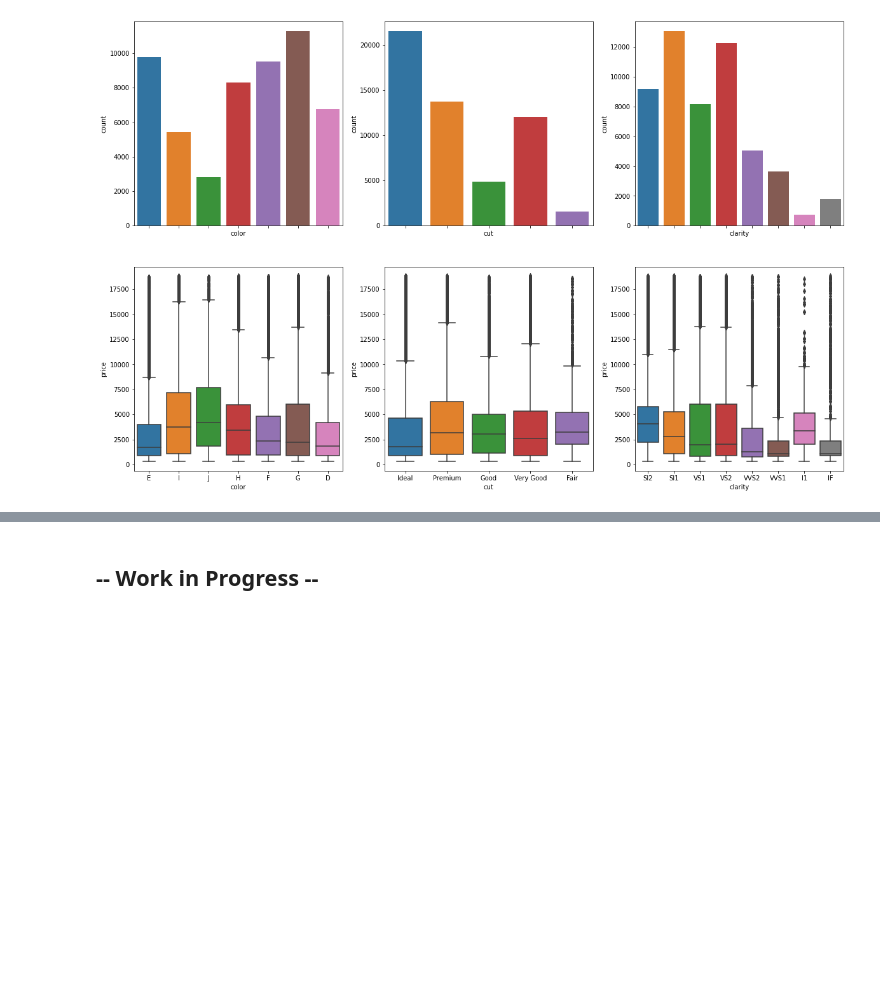
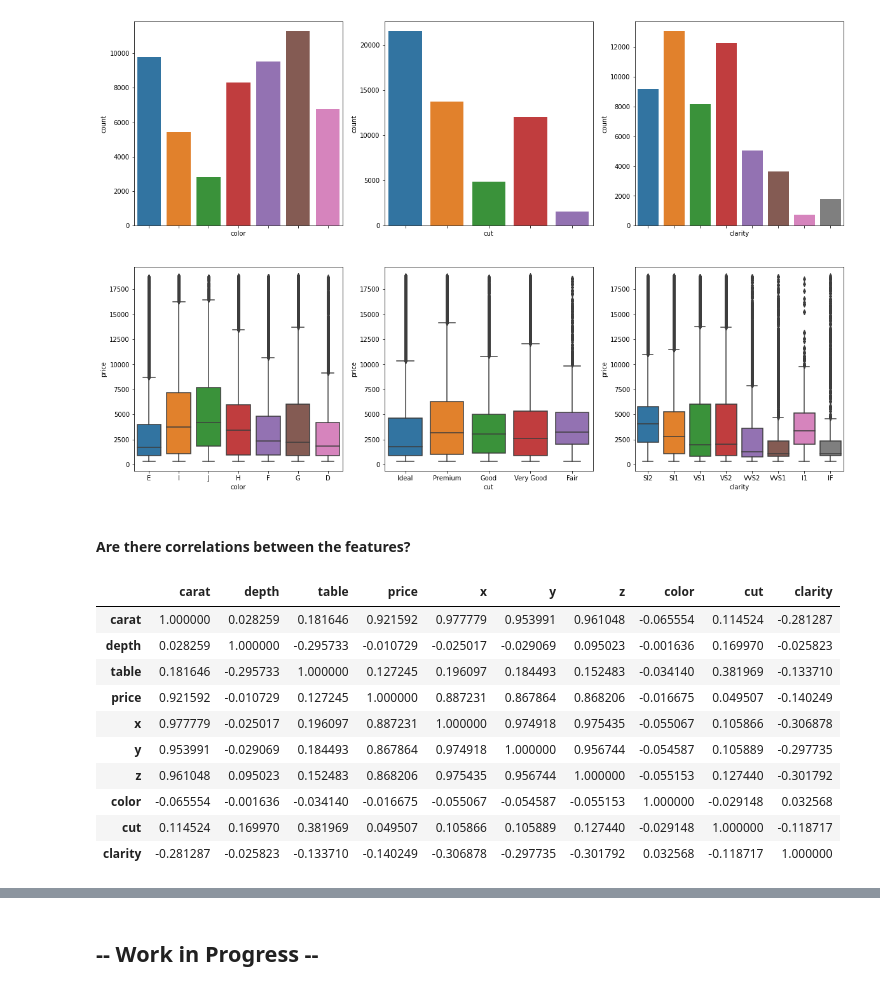
Before and after one commit to danielsaiger1/Data_Analytics, a Jupyter notebook: diamond-price-prediction.ipynb, the cells around one changed output, grey strips where cells are left out. Saved outputs shown, nothing was run; the diff lists cells and outputs as text; code cells hidden in the pictures; blank space fills up the shorter version.

```diff
--- a/diamond-price-prediction.ipynb
+++ b/diamond-price-prediction.ipynb
@@ -237,3 +238,19 @@ for i in cats:
     c+=1
 # %% [output]
 [figure]
+# %% [markdown]
+#### Are there correlations between the features?
+# %%
+diamonds_num.corr()
+# %% [output]
+|  | carat | depth | table | price | x | y | z | color | cut | clarity |
+| carat | 1.000000 | 0.028259 | 0.181646 | 0.921592 | 0.977779 | 0.953991 | 0.961048 | -0.065554 | 0.114524 | -0.281287 |
+| depth | 0.028259 | 1.000000 | -0.295733 | -0.010729 | -0.025017 | -0.029069 | 0.095023 | -0.001636 | 0.169970 | -0.025823 |
+| table | 0.181646 | -0.295733 | 1.000000 | 0.127245 | 0.196097 | 0.184493 | 0.152483 | -0.034140 | 0.381969 | -0.133710 |
+| price | 0.921592 | -0.010729 | 0.127245 | 1.000000 | 0.887231 | 0.867864 | 0.868206 | -0.016675 | 0.049507 | -0.140249 |
+| x | 0.977779 | -0.025017 | 0.196097 | 0.887231 | 1.000000 | 0.974918 | 0.975435 | -0.055067 | 0.105866 | -0.306878 |
+| y | 0.953991 | -0.029069 | 0.184493 | 0.867864 | 0.974918 | 1.000000 | 0.956744 | -0.054587 | 0.105889 | -0.297735 |
+| z | 0.961048 | 0.095023 | 0.152483 | 0.868206 | 0.975435 | 0.956744 | 1.000000 | -0.055153 | 0.127440 | -0.301792 |
+| color | -0.065554 | -0.001636 | -0.034140 | -0.016675 | -0.055067 | -0.054587 | -0.055153 | 1.000000 | -0.029148 | 0.032568 |
+| cut | 0.114524 | 0.169970 | 0.381969 | 0.049507 | 0.105866 | 0.105889 | 0.127440 | -0.029148 | 1.000000 | -0.118717 |
+| clarity | -0.281287 | -0.025823 | -0.133710 | -0.140249 | -0.306878 | -0.297735 | -0.301792 | 0.032568 | -0.118717 | 1.000000 |
```
Also changed, not shown: parts of 17 cells of this notebook.
